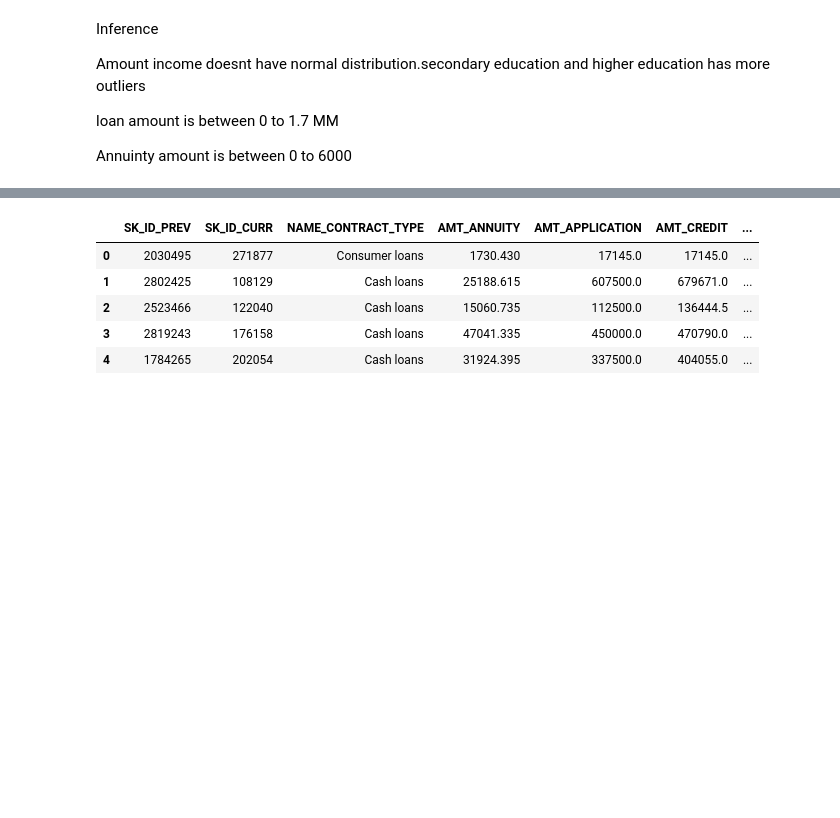
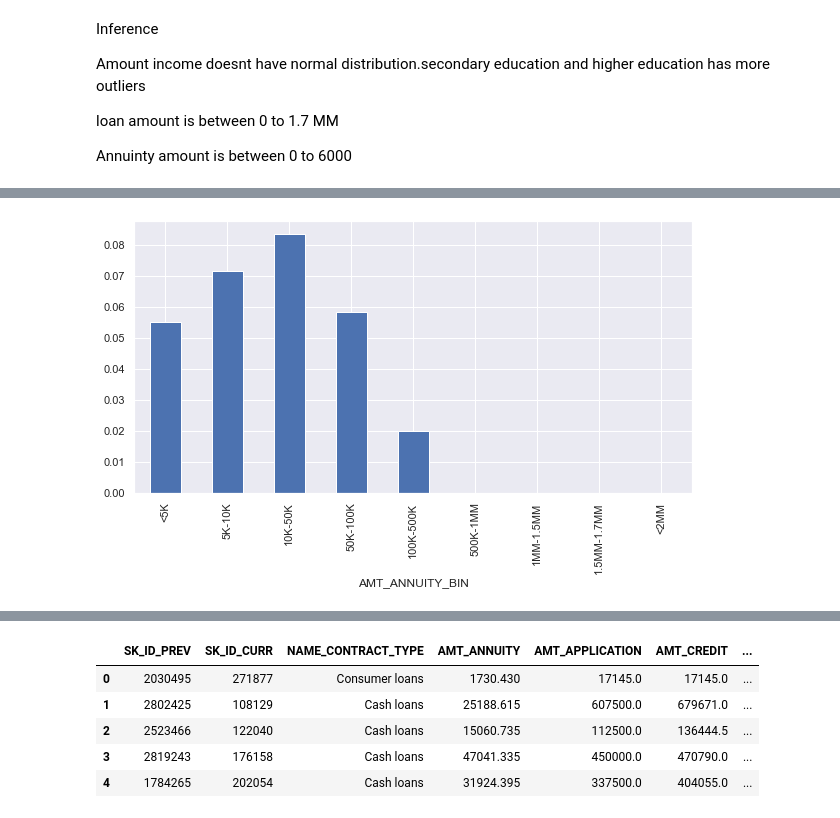
Before and after one commit to magaranth/pythoncasestudy, a Jupyter notebook: EDA Case Study.ipynb, the cells around one changed output, grey strips where cells are left out. Saved outputs shown, nothing was run; the diff lists cells and outputs as text; code cells hidden in the pictures; blank space fills up the shorter version.

```diff
--- a/EDA Case Study.ipynb
+++ b/EDA Case Study.ipynb
@@ -108,0 +128,8 @@ Annuinty amount is between 0 to 6000
+# %%
+df['AMT_ANNUITY_BIN'] = pd.cut(df.AMT_ANNUITY,[0,5000,10000,50000,100000,500000,1000000,1500000,1750000,2000000],
+                          labels = ['<5K','5K-10K','10K-50K','50K-100K','100K-500K','500K-1MM',
+                                    '1MM-1.5MM','1.5MM-1.7MM','<2MM'])
+df.groupby('AMT_ANNUITY_BIN')['TARGET'].mean().plot.bar()
+plt.show()
+# %% [output]
+[figure, added]
```
Also changed, not shown: parts of 10 cells of this notebook.
